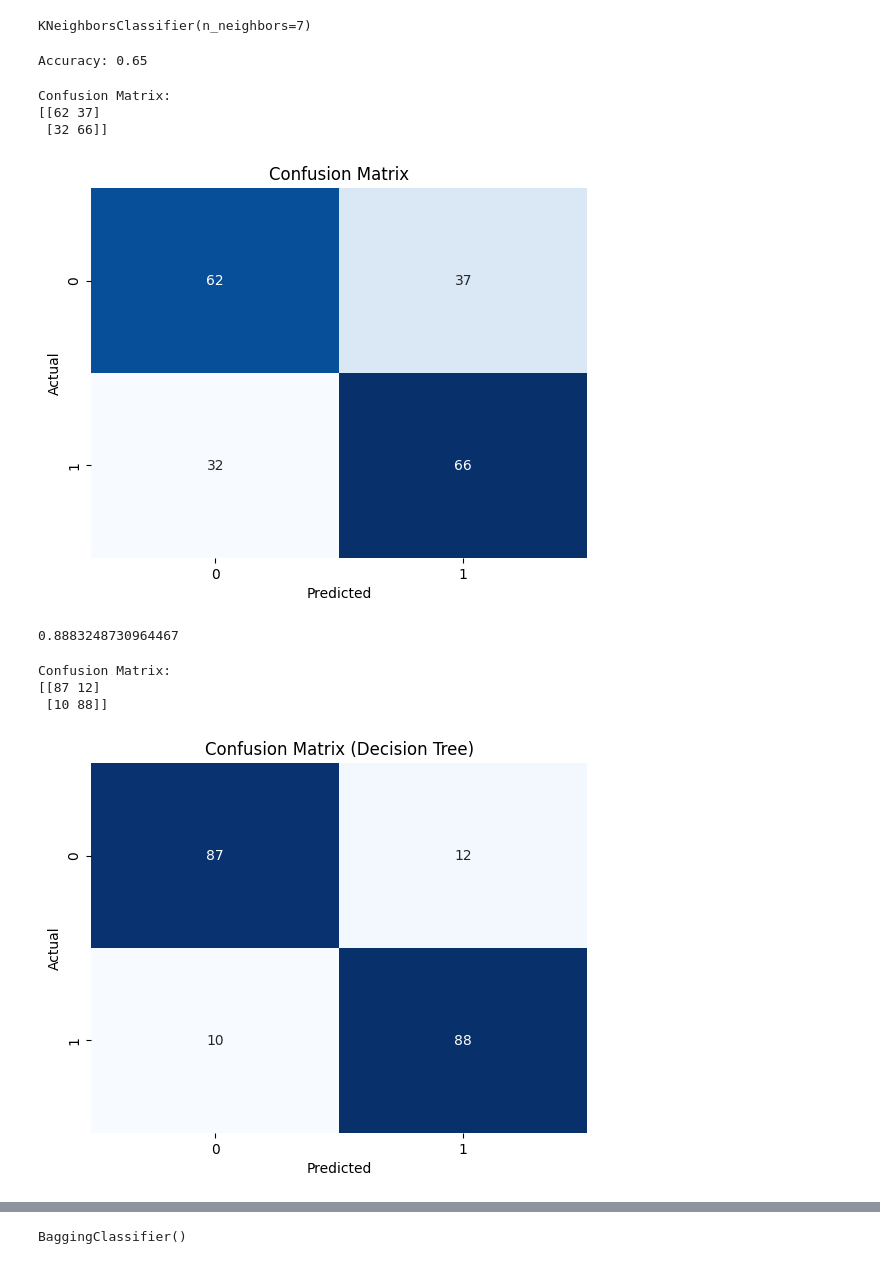
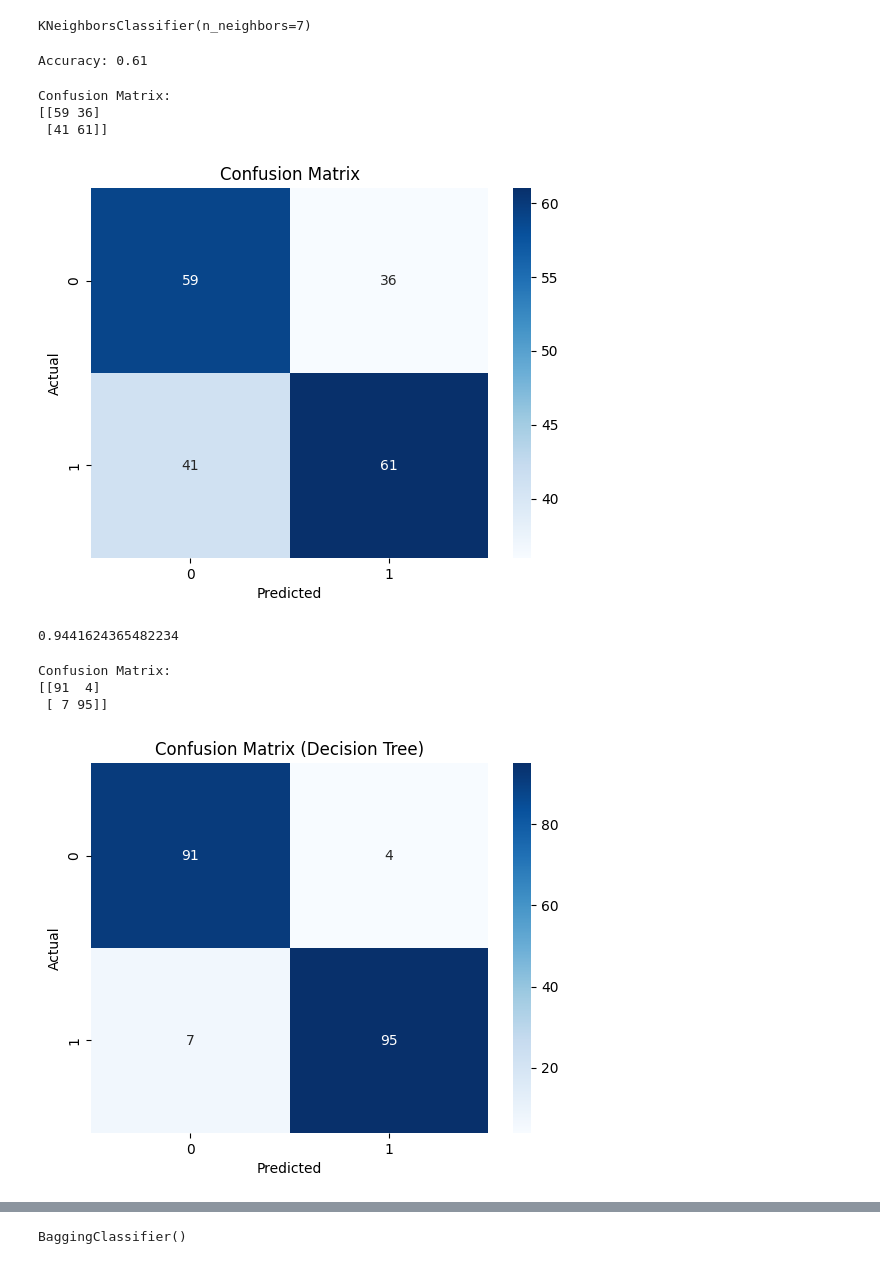
Before and after one commit to ahmedalgzery/Data-Mining-Project, a Jupyter notebook: code.ipynb, the cells around one changed output, grey strips where cells are left out. Drawn from its saved outputs; the diff is of its cells as text; code cells hidden in the pictures.

```diff
--- a/code.ipynb
+++ b/code.ipynb
@@ -218,5 +236,5 @@ plt.show()
 # %%
-X_train, X_test, Y_train, Y_test = train_test_split(X, Y, test_size=0.2, stratify=Y, random_state=2)
+X_train, X_test, Y_train, Y_test = train_test_split(X, Y, test_size=0.2, random_state=2)
 print(X.shape, X_train.shape, X_test.shape)
 # %% [output]
 (984, 30) (787, 30) (197, 30)
@@ -249,27 +267,27 @@ knn_pred = knn_model.predict(X_test)
 accuracy = accuracy_score(Y_test, knn_pred)
 print(f"Accuracy: {accuracy:.2f}")
 # %% [output]
-Accuracy: 0.65
+Accuracy: 0.61
 # %%
 
 
 # Confusion matrix
 conf_matrix = confusion_matrix(Y_test, knn_pred)
 print("Confusion Matrix:")
 print(conf_matrix)
 
 # Plotting the confusion matrix
-sns.heatmap(conf_matrix, annot=True, fmt="d", cmap="Blues", cbar=False)
+sns.heatmap(conf_matrix, annot=True, fmt="d", cmap="Blues")
 plt.title('Confusion Matrix')
 plt.xlabel('Predicted')
 plt.ylabel('Actual')
 
 plt.show()
 # %% [output]
 Confusion Matrix:
-[[62 37]
- [32 66]]
+[[59 36]
+ [41 61]]
-[figure, old version]
+[figure, new version]
 # %%
 
 
@@ -279,7 +297,7 @@ tree_pred=dtree.predict(X_test)
 # %%
 accuracy_score(Y_test,tree_pred)
 # %% [output]
-0.8883248730964467
+0.9441624365482234
 # %%
 # Confusion matrix
 conf_matrix_tree = confusion_matrix(Y_test, tree_pred)
@@ -287,15 +305,15 @@ print("Confusion Matrix:")
 print(conf_matrix_tree)
 
 # Plotting the confusion matrix
-sns.heatmap(conf_matrix_tree, annot=True, fmt="d", cmap="Blues", cbar=False)
+sns.heatmap(conf_matrix_tree, annot=True, fmt="d", cmap="Blues")
 plt.title('Confusion Matrix (Decision Tree)')
 plt.xlabel('Predicted')
 plt.ylabel('Actual')
 plt.show()
 # %% [output]
 Confusion Matrix:
-[[87 12]
- [10 88]]
+[[91  4]
+ [ 7 95]]
-[figure, old version]
+[figure, new version]
 # %%
 
```
Also changed, not shown: parts of 11 cells of this notebook, 1 other file.
